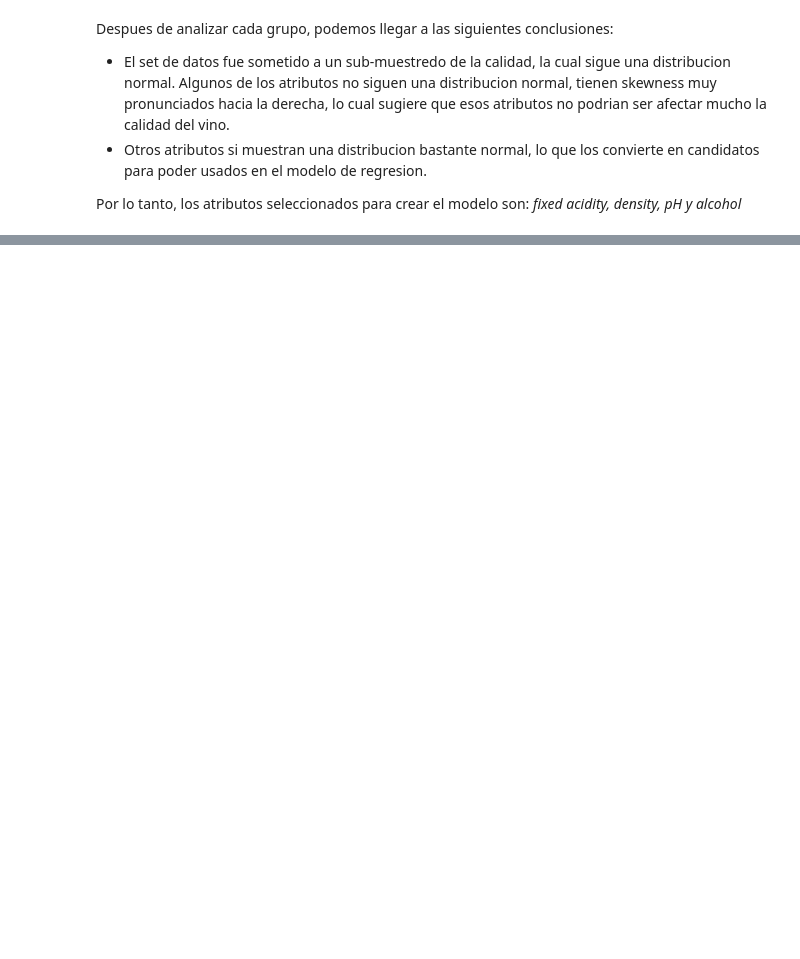
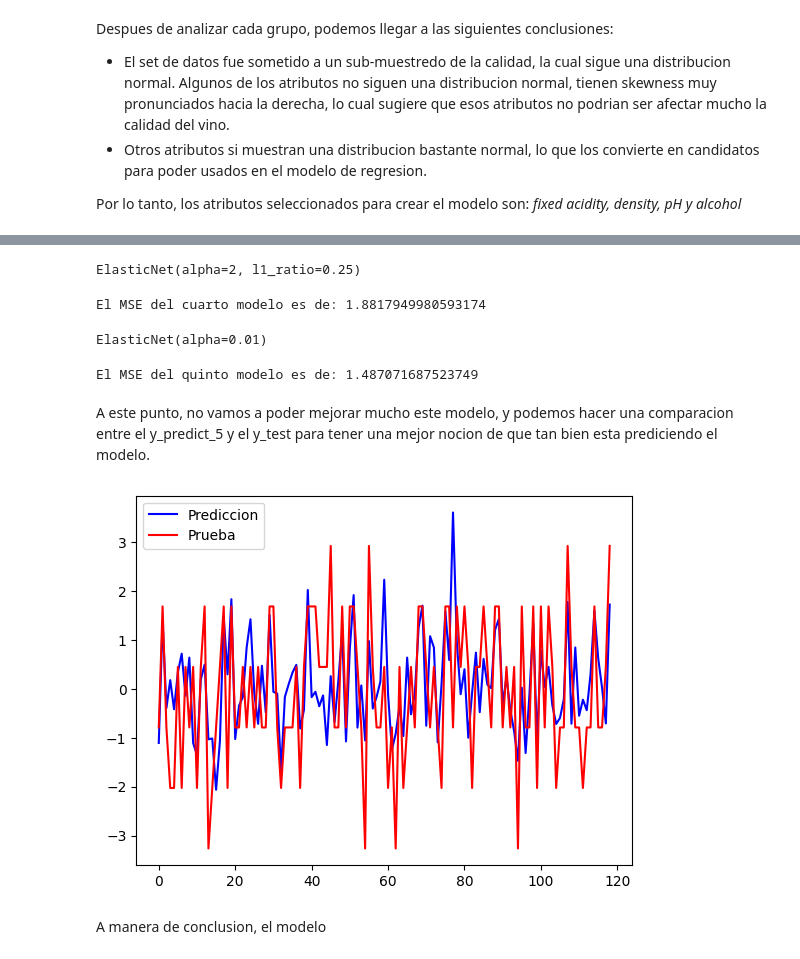
Before and after one commit to YoksanVC/TEC_DataScienceCert, a Jupyter notebook: Module_2_AprendizajeAutomatico/Tarea2/Tarea-2.ipynb, the cells around one changed output, grey strips where cells are left out. Drawn from its saved outputs; the diff is of its cells as text; code cells hidden in the pictures; blank space fills up the shorter version.

Commit message:
ElasticNet model evaluated

```diff
--- a/Module_2_AprendizajeAutomatico/Tarea2/Tarea-2.ipynb
+++ b/Module_2_AprendizajeAutomatico/Tarea2/Tarea-2.ipynb
@@ -212,0 +323,4 @@ Por lo tanto, los atributos seleccionados para crear el modelo son: *fixed acidi
+# %%
+# Alpha 2 y L1 Ratio = 0.75
+en_Model_3 = ElasticNet(alpha=2,l1_ratio=0.75)
+en_Model_3.fit(X_train, y_train)
@@ -212,0 +335,35 @@ Por lo tanto, los atributos seleccionados para crear el modelo son: *fixed acidi
+# %%
+# Alpha 2 y L1 Ratio = 0.25
+en_Model_4 = ElasticNet(alpha=2,l1_ratio=0.25)
+en_Model_4.fit(X_train, y_train)
+# %% [output]
+ElasticNet(alpha=2, l1_ratio=0.25)
+# %%
+y_predict_4 = en_Model_4.predict(X_test)
+mse_4 = mean_squared_error(y_test,y_predict_4)
+print(f"El MSE del cuarto modelo es de: {mse_4}")
+# %% [output]
+El MSE del cuarto modelo es de: 1.8817949980593174
+# %%
+# Alpha 0.01 y L1 Ratio = 0.5
+en_Model_5 = ElasticNet(alpha=0.01,l1_ratio=0.5)
+en_Model_5.fit(X_train, y_train)
+# %% [output]
+ElasticNet(alpha=0.01)
+# %%
+y_predict_5 = en_Model_5.predict(X_test)
+mse_5 = mean_squared_error(y_test,y_predict_5)
+print(f"El MSE del quinto modelo es de: {mse_5}")
+# %% [output]
+El MSE del quinto modelo es de: 1.487071687523749
+# %% [markdown]
+A este punto, no vamos a poder mejorar mucho este modelo, y podemos hacer una comparacion entre el y_predict_5 y el y_test para tener una mejor nocion de que tan bien esta prediciendo el modelo.
+# %%
+plt.plot(range(len(y_predict_5)),y_predict_5,label = "Prediccion",color='blue')
+plt.plot(range(len(y_test)),y_test,label = "Prueba",color='red')
+plt.legend()
+plt.show()
+# %% [output]
+[figure, added]
+# %% [markdown]
+A manera de conclusion, el modelo
```
Also changed, not shown: parts of 30 cells of this notebook.
